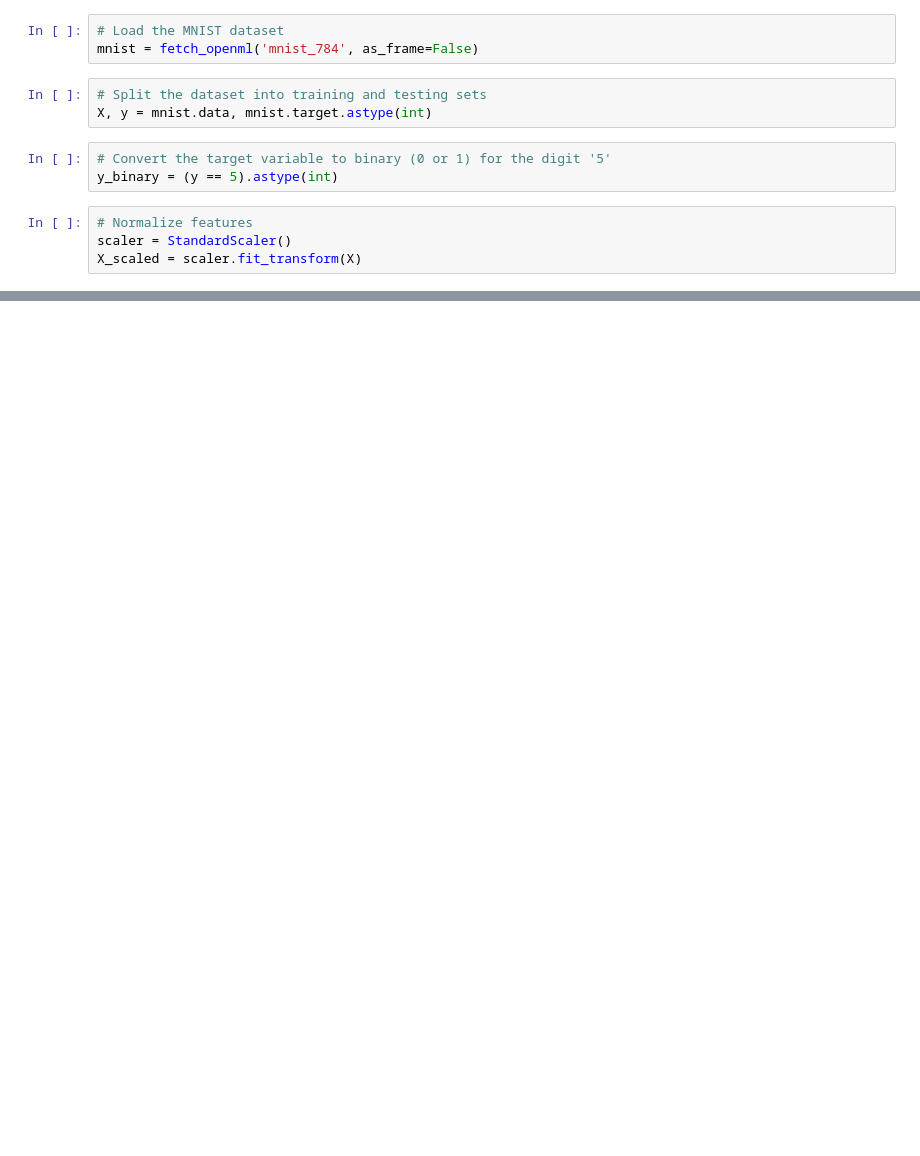
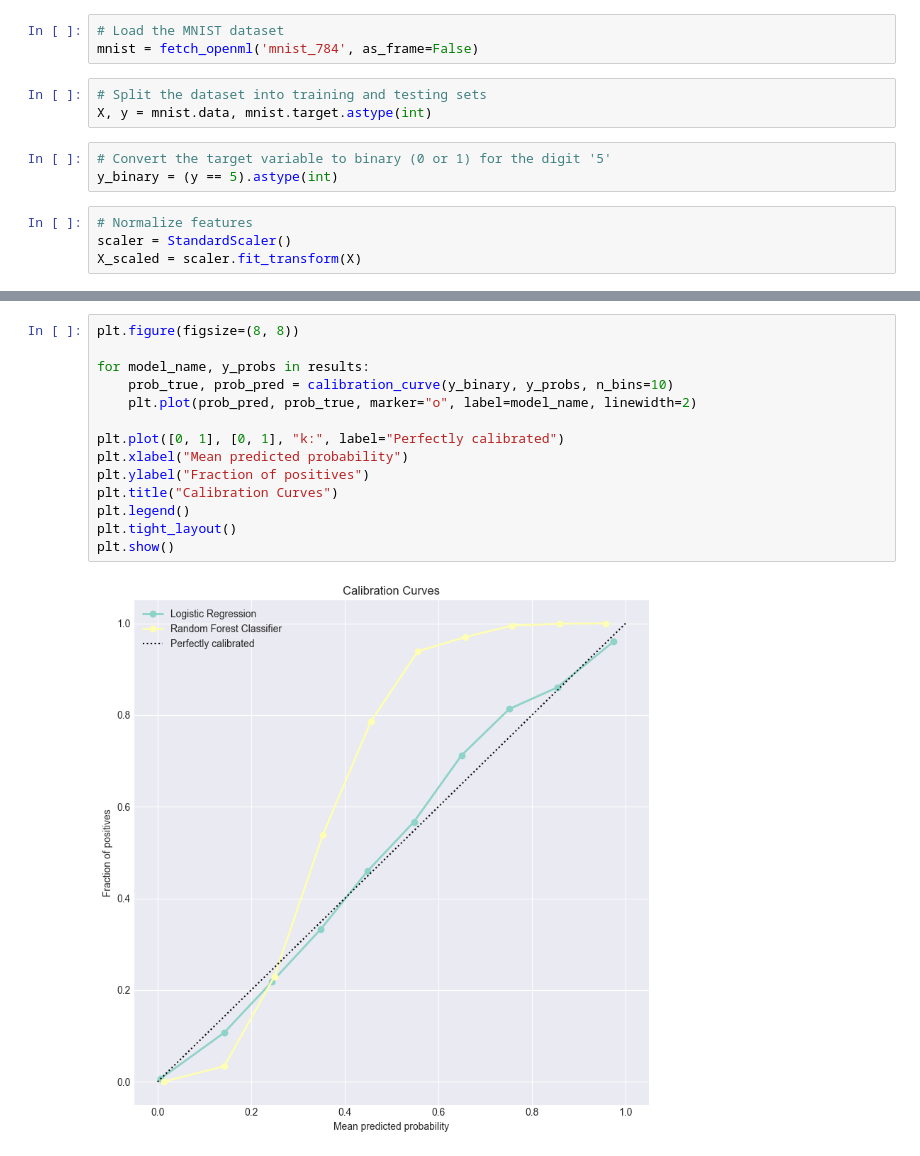
Before and after one commit to vanesterik/plot-shift, a Jupyter notebook: notebooks/2.0-kve-classification.ipynb, the cells around one changed output, grey strips where cells are left out. Drawn from its saved outputs; the diff is of its cells as text; blank space fills up the shorter version.

```diff
--- a/notebooks/2.0-kve-classification.ipynb
+++ b/notebooks/2.0-kve-classification.ipynb
@@ -110,0 +94,16 @@ Calibrated Maximum Profit: 59198
+# %%
+plt.figure(figsize=(8, 8))
+
+for model_name, y_probs in results:
+    prob_true, prob_pred = calibration_curve(y_binary, y_probs, n_bins=10)
+    plt.plot(prob_pred, prob_true, marker="o", label=model_name, linewidth=2)
+
+plt.plot([0, 1], [0, 1], "k:", label="Perfectly calibrated")
+plt.xlabel("Mean predicted probability")
+plt.ylabel("Fraction of positives")
+plt.title("Calibration Curves")
+plt.legend()
+plt.tight_layout()
+plt.show()
+# %% [output]
+[figure, added]
```
Also changed, not shown: parts of 4 cells of this notebook, 2 other files.
